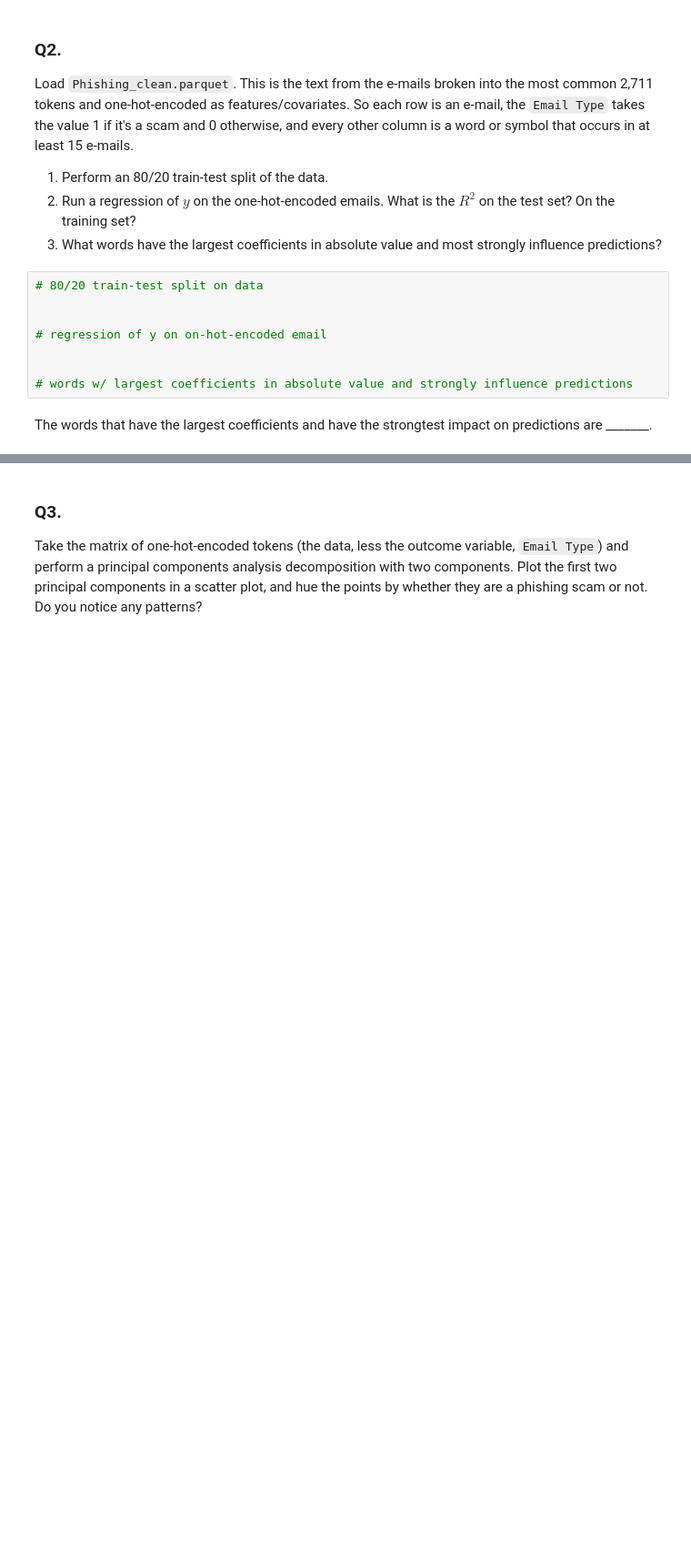
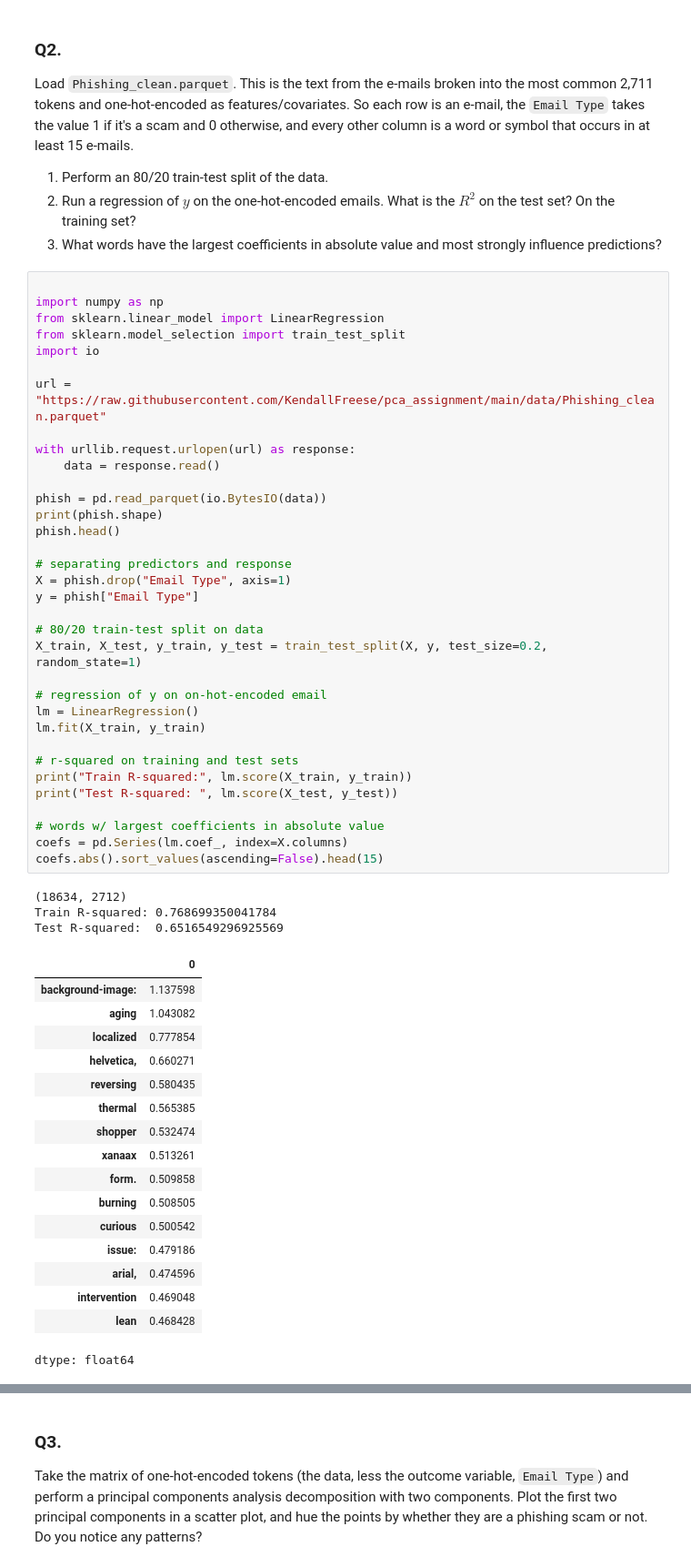
Before and after one commit to KendallFreese/pca_assignment, a Jupyter notebook: assignment.ipynb, the cells around one changed output, grey strips where cells are left out. Shown at 91% size. Cells and saved outputs as stored; diff of their text form; blank space fills up the shorter version.

```diff
--- a/assignment.ipynb
+++ b/assignment.ipynb
@@ -73,13 +68,58 @@ Load `Phishing_clean.parquet`. This is the text from the e-mails broken into the
 1. Perform an 80/20 train-test split of the data.
 2. Run a regression of $y$ on the one-hot-encoded emails. What is the $R^2$ on the test set? On the training set?
 3. What words have the largest coefficients in absolute value and most strongly influence predictions?
-# %%
-# 80/20 train-test split on data
-
-
-# regression of y on on-hot-encoded email
-
-
-# words w/ largest coefficients in absolute value and strongly influence predictions
-# %% [markdown]
-The words that have the largest coefficients and have the strongtest impact on predictions are _______.
+# %%
+
+import numpy as np
+from sklearn.linear_model import LinearRegression
+from sklearn.model_selection import train_test_split
+import io
+
+url = "https://raw.githubusercontent.com/KendallFreese/pca_assignment/main/data/Phishing_clean.parquet"
+
+with urllib.request.urlopen(url) as response:
+    data = response.read()
+
+phish = pd.read_parquet(io.BytesIO(data))
+print(phish.shape)
+phish.head()
+
+# separating predictors and response
+X = phish.drop("Email Type", axis=1)
+y = phish["Email Type"]
+
+# 80/20 train-test split on data
+X_train, X_test, y_train, y_test = train_test_split(X, y, test_size=0.2, random_state=1)
+
+# regression of y on on-hot-encoded email
+lm = LinearRegression()
+lm.fit(X_train, y_train)
+
+# r-squared on training and test sets
+print("Train R-squared:", lm.score(X_train, y_train))
+print("Test R-squared: ", lm.score(X_test, y_test))
+
+# words w/ largest coefficients in absolute value
+coefs = pd.Series(lm.coef_, index=X.columns)
+coefs.abs().sort_values(ascending=False).head(15)
+# %% [output]
+(18634, 2712)
+Train R-squared: 0.768699350041784
+Test R-squared:  0.6516549296925569
+|  | 0 |
+| background-image: | 1.137598 |
+| aging | 1.043082 |
+| localized | 0.777854 |
+| helvetica, | 0.660271 |
+| reversing | 0.580435 |
+| thermal | 0.565385 |
+| shopper | 0.532474 |
+| xanaax | 0.513261 |
+| form. | 0.509858 |
+| burning | 0.508505 |
+| curious | 0.500542 |
+| issue: | 0.479186 |
+| arial, | 0.474596 |
+| intervention | 0.469048 |
+| lean | 0.468428 |
+dtype: float64
```
Also changed, not shown: parts of 13 cells of this notebook.
